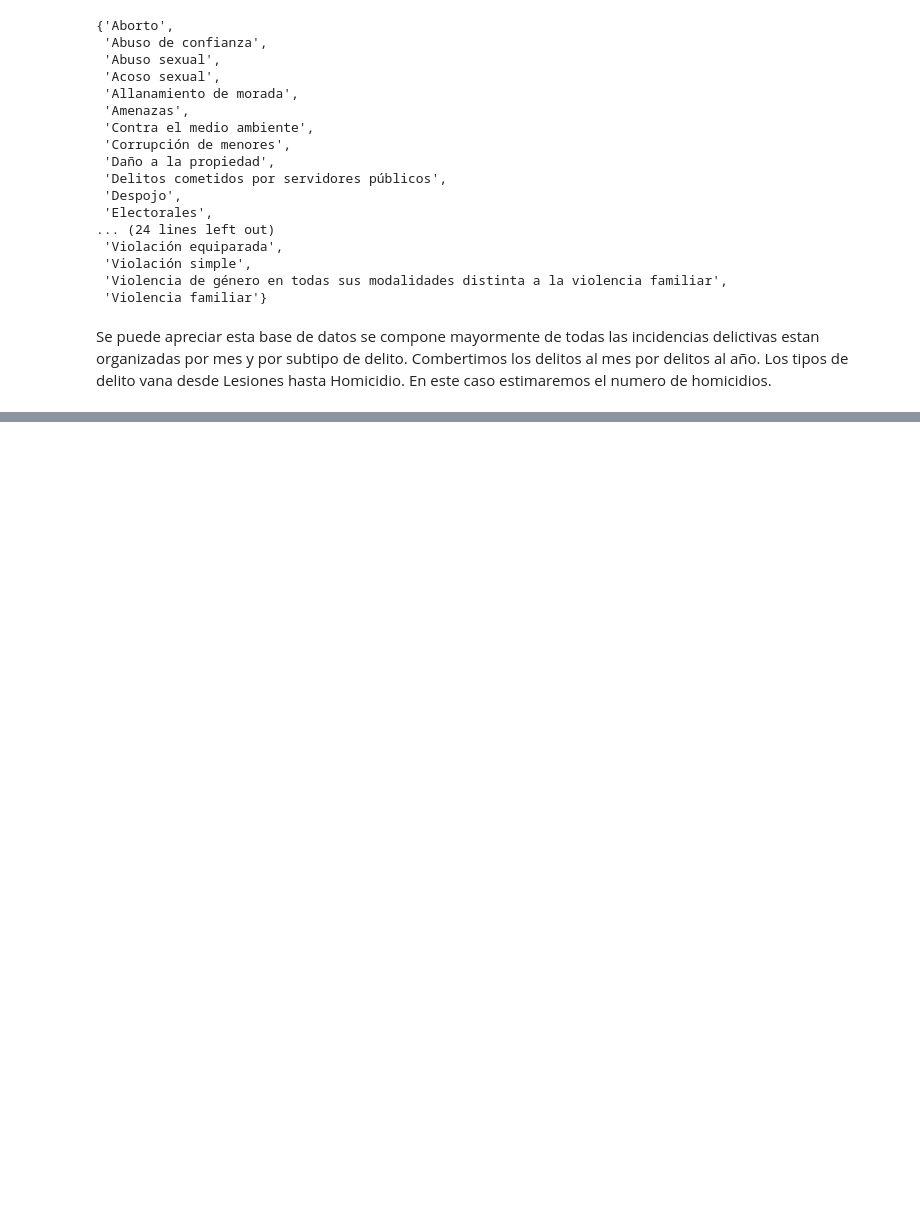
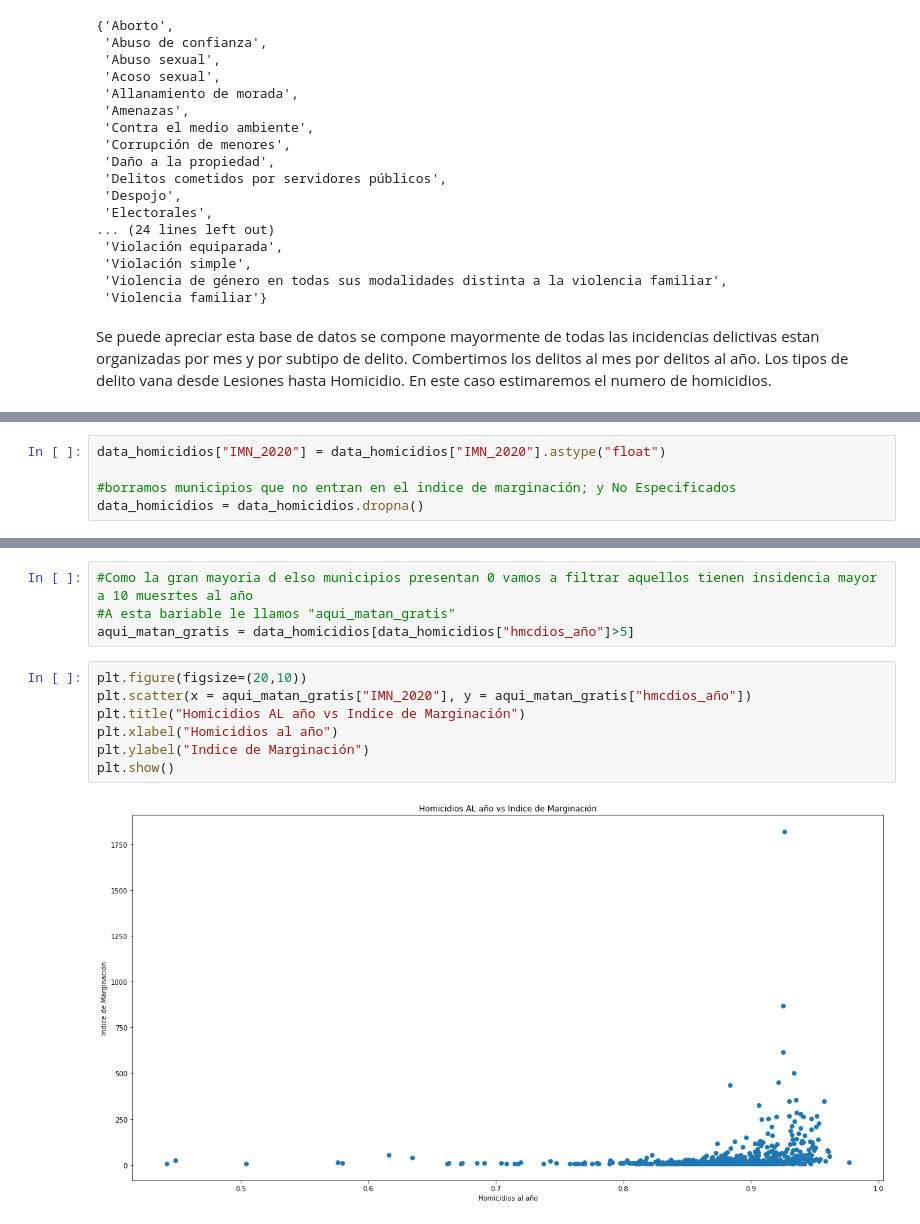
Before and after one commit to ivanDavila/propedeutico_ivandavila, a Jupyter notebook: Propedeutico.ipynb, the cells around one changed output, grey strips where cells are left out. Drawn from its saved outputs; the diff is of its cells as text; blank space fills up the shorter version.

```diff
--- a/Propedeutico.ipynb
+++ b/Propedeutico.ipynb
@@ -337,0 +421,5 @@ See the caveats in the documentation: https://pandas.pydata.org/pandas-docs/stab
+# %%
+data_homicidios["IMN_2020"] = data_homicidios["IMN_2020"].astype("float")
+
+#borramos municipios que no entran en el indice de marginación; y No Especificados
+data_homicidios = data_homicidios.dropna()
@@ -337,0 +446,13 @@ See the caveats in the documentation: https://pandas.pydata.org/pandas-docs/stab
+# %%
+#Como la gran mayoria d elso municipios presentan 0 vamos a filtrar aquellos tienen insidencia mayor a 10 muesrtes al año
+#A esta bariable le llamos "aqui_matan_gratis"
+aqui_matan_gratis = data_homicidios[data_homicidios["hmcdios_año"]>5]
+# %%
+plt.figure(figsize=(20,10))
+plt.scatter(x = aqui_matan_gratis["IMN_2020"], y = aqui_matan_gratis["hmcdios_año"])
+plt.title("Homicidios AL año vs Indice de Marginación")
+plt.xlabel("Homicidios al año")
+plt.ylabel("Indice de Marginación")
+plt.show()
+# %% [output]
+[figure, added]
```
Also changed, not shown: parts of 26 cells of this notebook.
